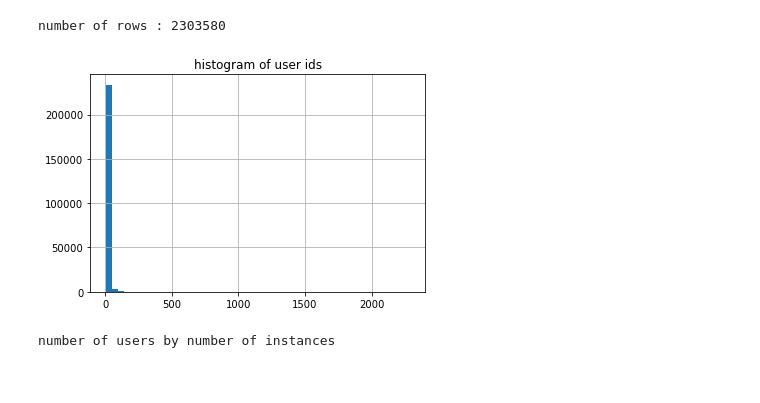
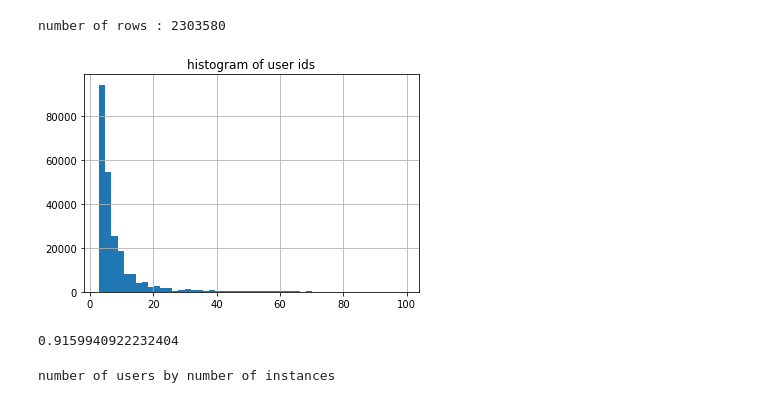
Before and after one commit to liorhirsch/MatrixFactorization, a Jupyter notebook: EDA.ipynb, the cells around one changed output. Drawn from its saved outputs; the diff is of its cells as text; code cells hidden in the pictures.

```diff
--- a/EDA.ipynb
+++ b/EDA.ipynb
@@ -55,9 +59,13 @@ business_id_str_to_int = dict(zip(unique_business, range(len(unique_business))))
 train_df['business_id_int'] = train_df.business_id.apply(business_id_str_to_int.get)
 # %%
 plt.title("histogram of user ids")
-train_df.groupby('user_id_int').size().hist(bins = 50);
+train_df.groupby('user_id_int').size()[train_df.groupby('user_id_int').size() < 100].hist(bins = 50);
 # %% [output]
-[figure, old version]
+[figure, new version]
+# %%
+(train_df.groupby('user_id_int').size()[train_df.groupby('user_id_int').size() < 20]).count() / train_df.user_id_int.nunique()
+# %% [output]
+0.9159940922232404
 # %%
 from collections import Counter
 print("number of users by number of instances")
```
Also changed, not shown: parts of 14 cells of this notebook, 4 other files.
